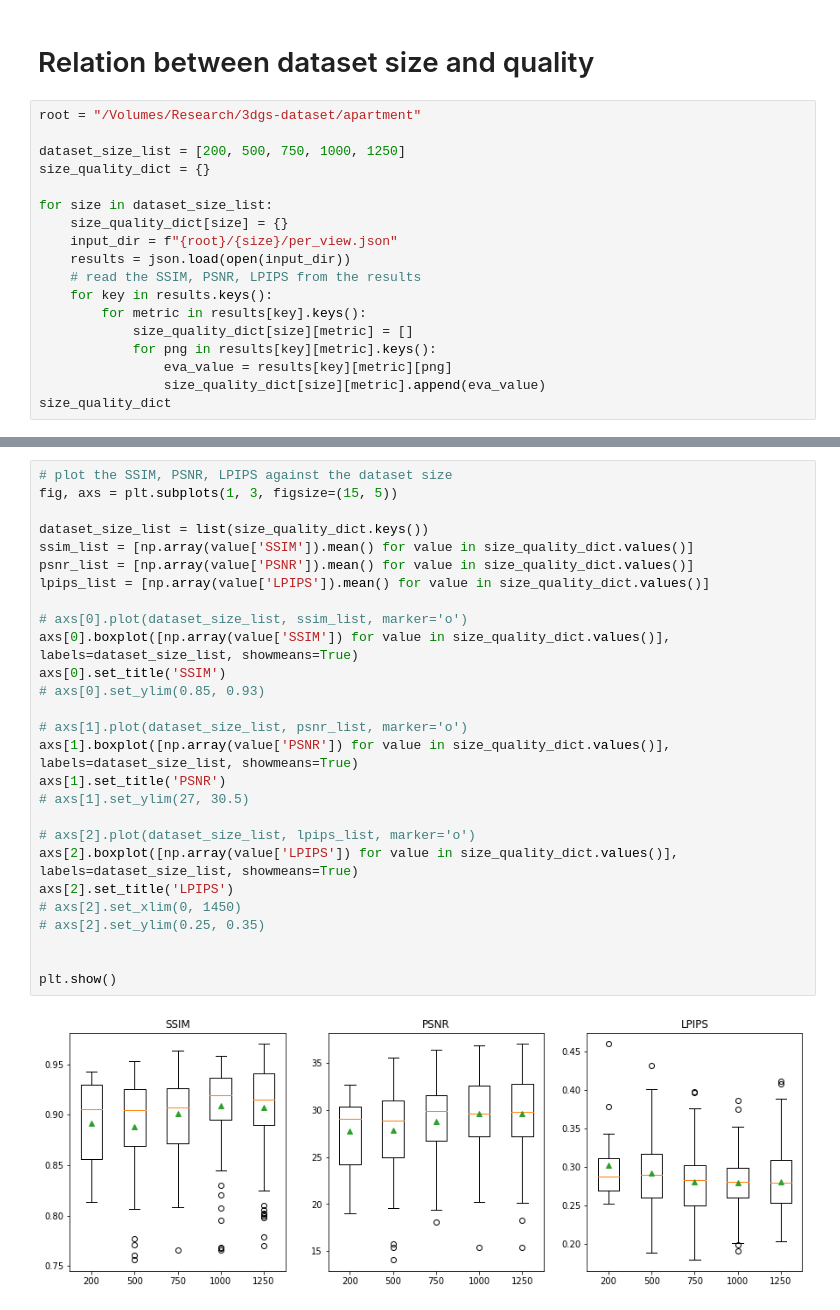
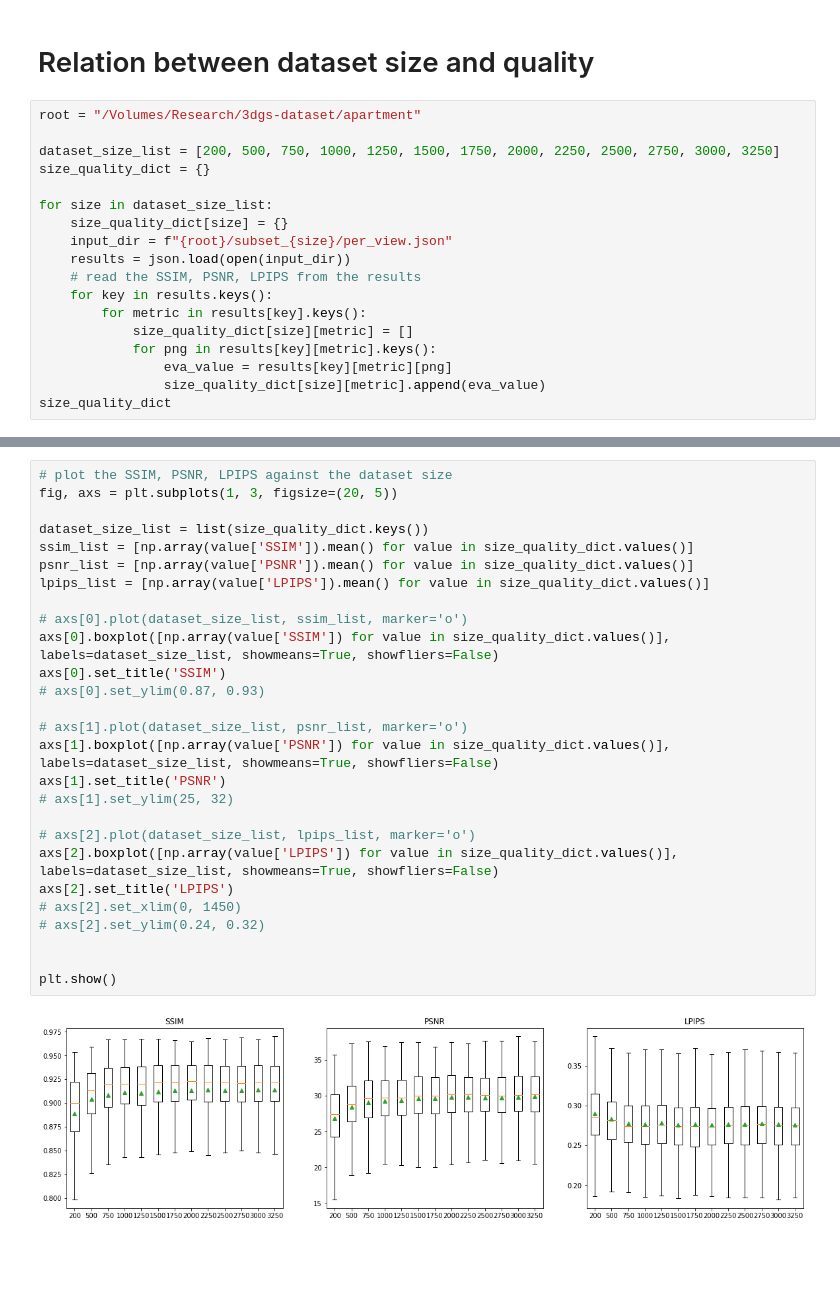
Before and after one commit to Shiyuang-scu/gaussian-splatting, a Jupyter notebook: script.ipynb, the cells around one changed output, grey strips where cells are left out. Drawn from its saved outputs; the diff is of its cells as text; blank space fills up the shorter version.

```diff
--- a/script.ipynb
+++ b/script.ipynb
@@ -296,12 +296,12 @@ for group in quantize_group_list:
 # %%
 root = "/Volumes/Research/3dgs-dataset/apartment"
 
-dataset_size_list = [200, 500, 750, 1000, 1250]
+dataset_size_list = [200, 500, 750, 1000, 1250, 1500, 1750, 2000, 2250, 2500, 2750, 3000, 3250]
 size_quality_dict = {}
 
 for size in dataset_size_list:
     size_quality_dict[size] = {}
-    input_dir = f"{root}/{size}/per_view.json"
+    input_dir = f"{root}/subset_{size}/per_view.json"
     results = json.load(open(input_dir))
     # read the SSIM, PSNR, LPIPS from the results
     for key in results.keys():
@@ -332,32 +361,32 @@ size_quality_dict
 # %%
 # plot the SSIM, PSNR, LPIPS against the dataset size
-fig, axs = plt.subplots(1, 3, figsize=(15, 5))
+fig, axs = plt.subplots(1, 3, figsize=(20, 5))
 
 dataset_size_list = list(size_quality_dict.keys())
 ssim_list = [np.array(value['SSIM']).mean() for value in size_quality_dict.values()]
 psnr_list = [np.array(value['PSNR']).mean() for value in size_quality_dict.values()]
 lpips_list = [np.array(value['LPIPS']).mean() for value in size_quality_dict.values()]
 
 # axs[0].plot(dataset_size_list, ssim_list, marker='o')
-axs[0].boxplot([np.array(value['SSIM']) for value in size_quality_dict.values()], labels=dataset_size_list, showmeans=True)
+axs[0].boxplot([np.array(value['SSIM']) for value in size_quality_dict.values()], labels=dataset_size_list, showmeans=True, showfliers=False)
 axs[0].set_title('SSIM')
-# axs[0].set_ylim(0.85, 0.93)
+# axs[0].set_ylim(0.87, 0.93)
 
 # axs[1].plot(dataset_size_list, psnr_list, marker='o')
-axs[1].boxplot([np.array(value['PSNR']) for value in size_quality_dict.values()], labels=dataset_size_list, showmeans=True)
+axs[1].boxplot([np.array(value['PSNR']) for value in size_quality_dict.values()], labels=dataset_size_list, showmeans=True, showfliers=False)
 axs[1].set_title('PSNR')
-# axs[1].set_ylim(27, 30.5)
+# axs[1].set_ylim(25, 32)
 
 # axs[2].plot(dataset_size_list, lpips_list, marker='o')
-axs[2].boxplot([np.array(value['LPIPS']) for value in size_quality_dict.values()], labels=dataset_size_list, showmeans=True)
+axs[2].boxplot([np.array(value['LPIPS']) for value in size_quality_dict.values()], labels=dataset_size_list, showmeans=True, showfliers=False)
 axs[2].set_title('LPIPS')
 # axs[2].set_xlim(0, 1450)
-# axs[2].set_ylim(0.25, 0.35)
+# axs[2].set_ylim(0.24, 0.32)
 
 
 plt.show()
 # %% [output]
-[figure, old version]
+[figure, new version]
 # %%
 # plot the SSIM, PSNR, LPIPS against the dataset size
 fig, axs = plt.subplots(1, 3, figsize=(15, 5))
```
Also changed, not shown: parts of 19 cells of this notebook, 2 other files.
